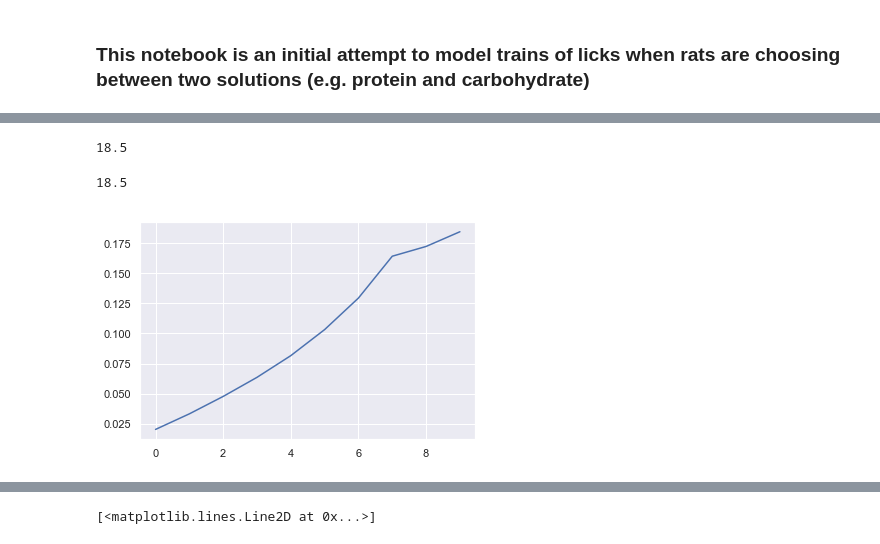
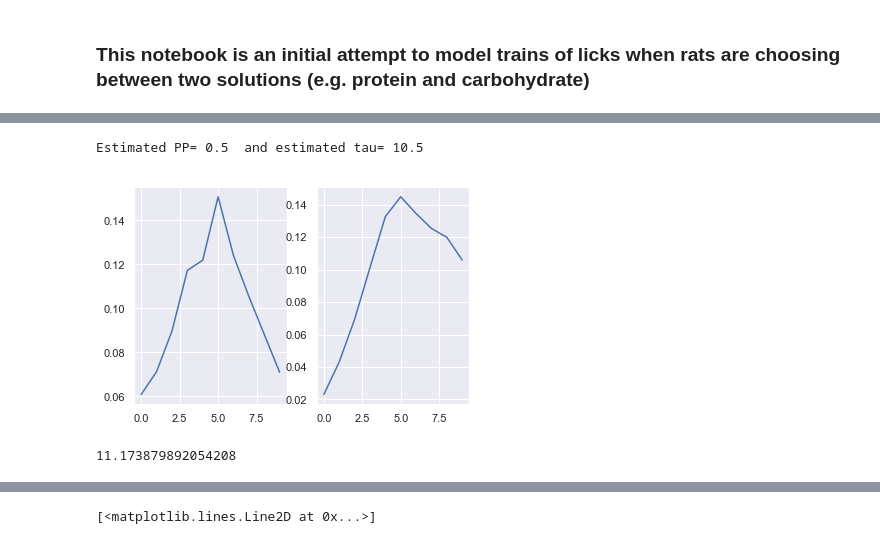
Before and after one commit to mccutcheonlab/lickmodel, a Jupyter notebook: notebooks/lickmodel.ipynb, the cells around one changed output, grey strips where cells are left out. Saved outputs shown, nothing was run; the diff lists cells and outputs as text; code cells hidden in the pictures.

```diff
--- a/notebooks/lickmodel.ipynb
+++ b/notebooks/lickmodel.ipynb
@@ -183,15 +190,16 @@ Text(30.5, 0.5, 'PP')
+# %%
+f, ax = plt.subplots(ncols=2)
+ax[0].plot(fitted['pp_marglik'])
+ax[1].plot(fitted['tau_marglik'])
+
+print('Estimated PP=', fitted['pp_ML'], ' and estimated tau=', fitted['tau_ML'])
+# %% [output]
+Estimated PP= 0.5  and estimated tau= 10.5
+[figure, added]
 # %%
-fitted['tau_ML']
+fitted['tau_EV']
 # %% [output]
-18.5
+11.173879892054208
-# %%
-ppml = fitted['pp_marglik']
-
-plt.plot(fitted['tau_marglik'])
-fitted['tau_ML']
-# %% [output]
-18.5
-[figure, removed]
 # %%
 f, ax = plt.subplots(figsize=(15,5), ncols=2)
 
```
Also changed, not shown: parts of 7 cells of this notebook, 1 other file.
